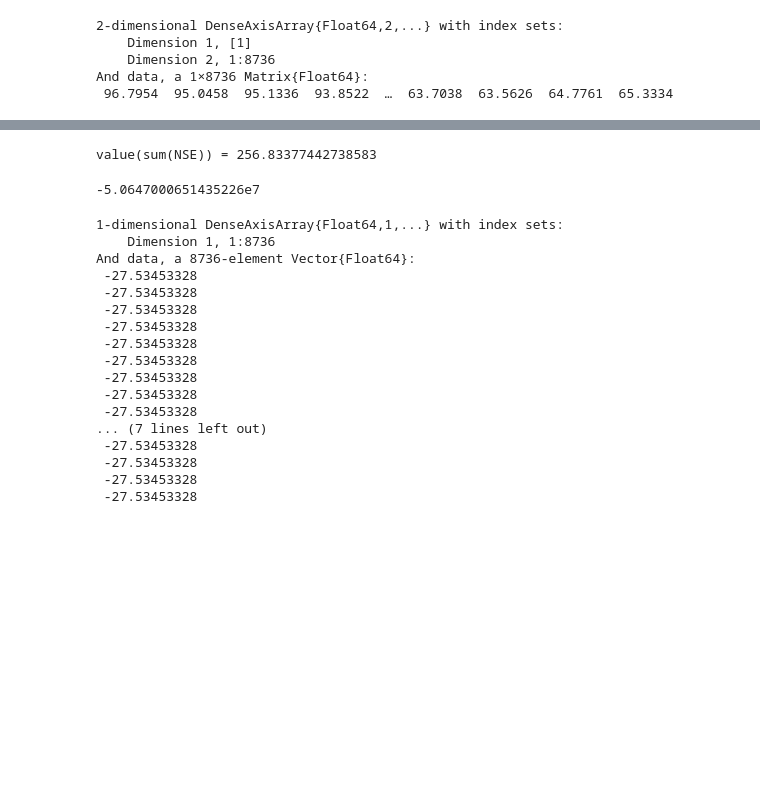
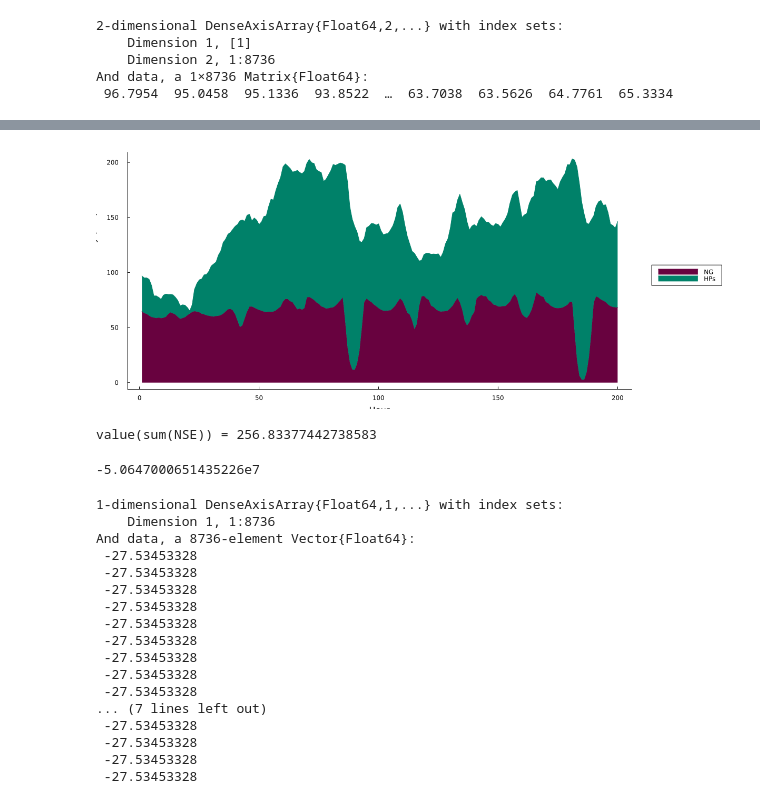
Before and after one commit to BEE4750-FA24/FP-Group6, a Jupyter notebook: Cornell_CHP_Project.ipynb, the cells around one changed output, grey strips where cells are left out. Cells and saved outputs as stored; diff of their text form; code cells hidden in the pictures; blank space fills up the shorter version.

```diff
--- a/Cornell_CHP_Project.ipynb
+++ b/Cornell_CHP_Project.ipynb
@@ -174,3 +158,7 @@ Next, we load the generator data, shown in
 includes fixed costs (\$/MW installed), variable costs (\$/MWh
 generated), and CO<sub>2</sub> emissions intensity (tCO<sub>2</sub>/MWh
 generated).
+# %%
+
+gens = DataFrame(CSV.File("data/Gen_data_CU.csv"))
+heat = DataFrame(CSV.File("data/Heat_data_CU.csv"))
@@ -579,2 +576,0 @@ plot!(p, size=(1200, 500))
-# %%
-heat = gens[1,:]
@@ -701,3 +720,18 @@ plot!(p, size=(1200, 500))
+# %%
+# remake for more hours
+heat_data = value.(z).data
+p = areaplot(heat_data'[1:200,:],
+    label=permutedims(heat[:, :Column1]),
+    xlabel = "Hour",
+    ylabel ="Generated Electricity (MW)",
+    color_palette=:mk_15,
+    grid=:false,
+    # ylim=(0, 100),
+)
+plot!(legend=:outerright, legendcolumns=1)
+plot!(p, size=(1200, 500))
+# %% [output]
+[figure, added]
 # %%
 @show value(sum(NSE));
 # %% [output]
```
Also changed, not shown: parts of 25 cells of this notebook.
